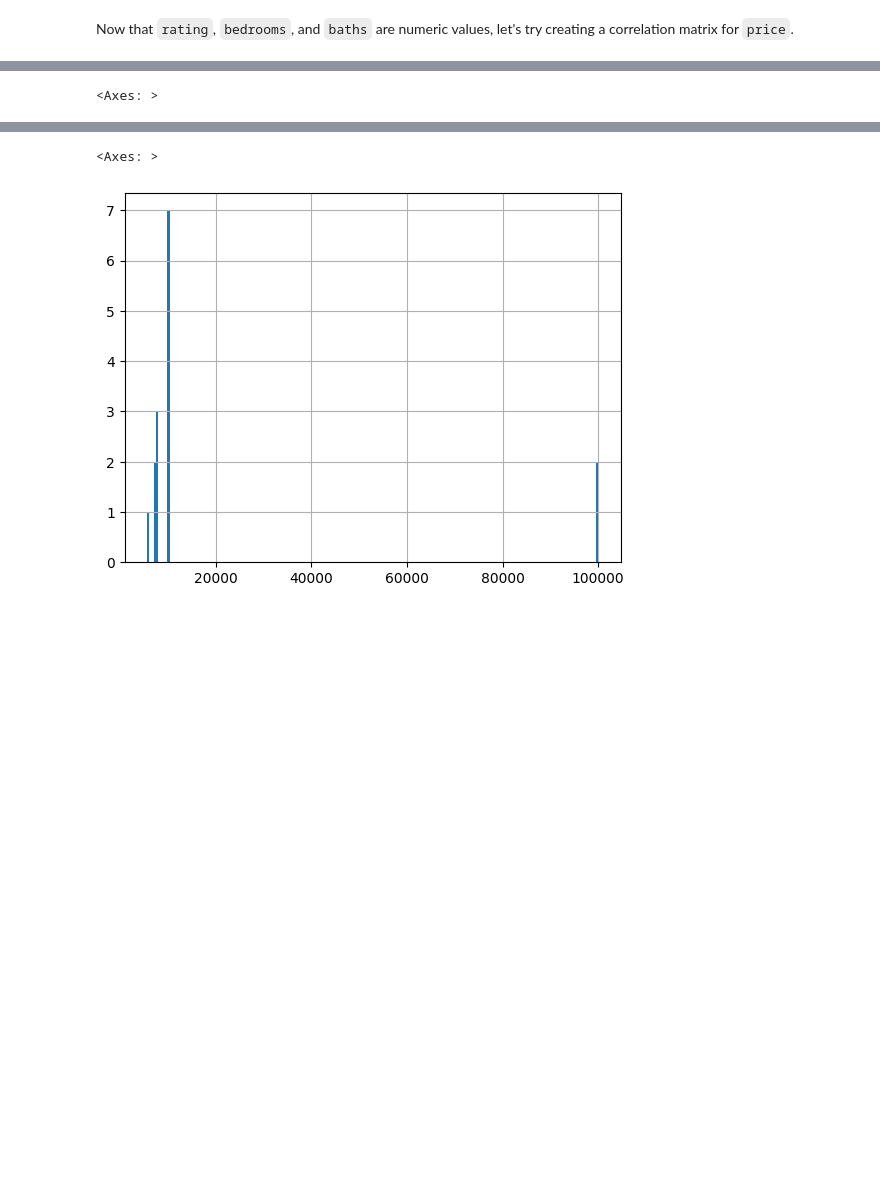
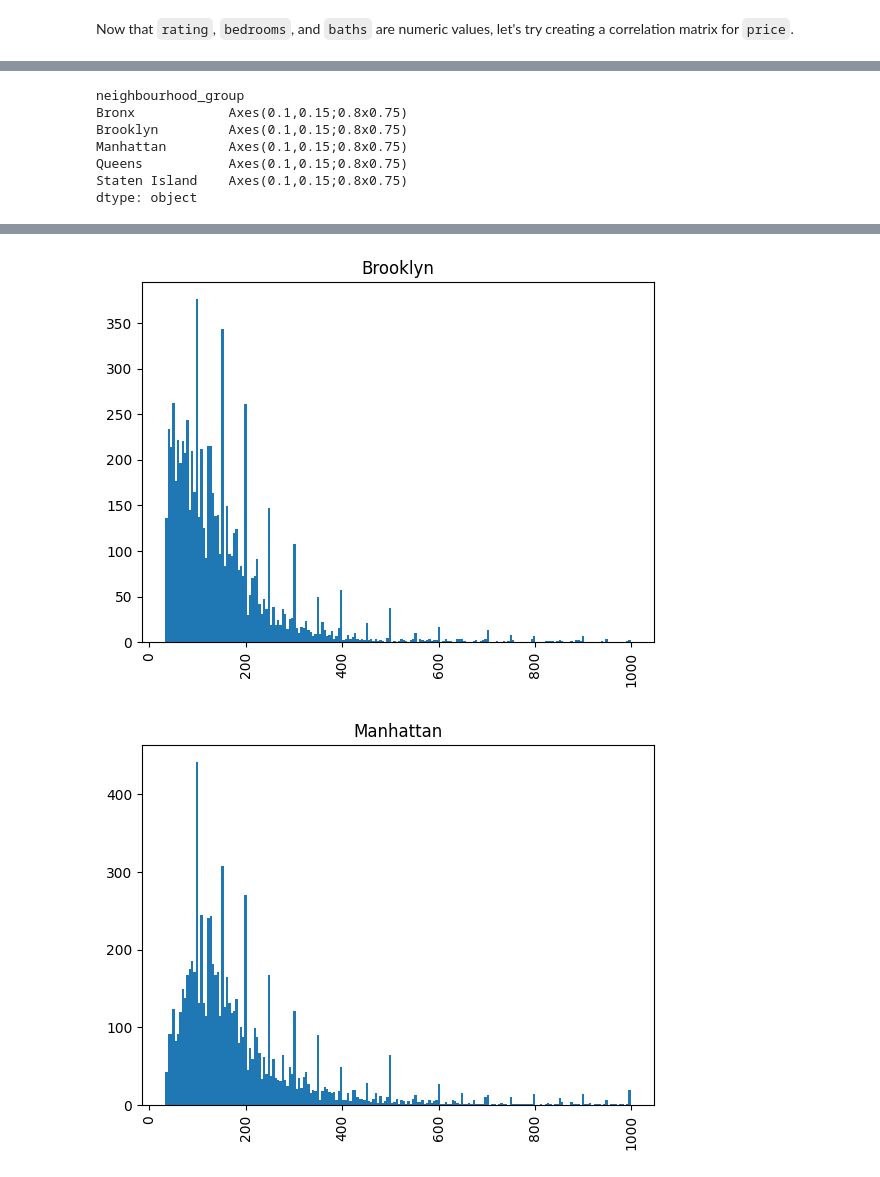
Before and after one commit to RochX/comp486-assignments, a Jupyter notebook: project/project.ipynb, the cells around one changed output, grey strips where cells are left out. Cells and saved outputs as stored; diff of their text form; code cells hidden in the pictures; blank space fills up the shorter version.

Commit message:
Quantile the data, start grouping by neighbourhood

```diff
--- a/project/project.ipynb
+++ b/project/project.ipynb
@@ -194,0 +158,4 @@ low_data['price'].hist(bins=200)
+# %%
+lower_q, higher_q = cleaned_data['price'].quantile(q=0.01), cleaned_data['price'].quantile(q=0.99)
+quantiled_data = cleaned_data[(cleaned_data['price'] <= higher_q) & (cleaned_data['price'] >= lower_q)]
+quantiled_data.corr()['price']
@@ -194,0 +190,2 @@ low_data['price'].hist(bins=200)
+# %%
+neighbourhood_data = quantiled_data.groupby('neighbourhood_group')
@@ -195,4 +202,10 @@ low_data['price'].hist(bins=200)
 # %%
-high_data['price'].hist(bins=200)
+neighbourhood_data.hist(column='price', by='neighbourhood_group', bins=200)
 # %% [output]
-<Axes: >
+neighbourhood_group
+Bronx            Axes(0.1,0.15;0.8x0.75)
+Brooklyn         Axes(0.1,0.15;0.8x0.75)
+Manhattan        Axes(0.1,0.15;0.8x0.75)
+Queens           Axes(0.1,0.15;0.8x0.75)
+Staten Island    Axes(0.1,0.15;0.8x0.75)
+dtype: object
@@ -200,2 +213,2 @@ high_data['price'].hist(bins=200)
-<Axes: >
-[figure, old version]
+[figure, new version]
+[figure, added]
```
Also changed, not shown: parts of 21 cells of this notebook.
